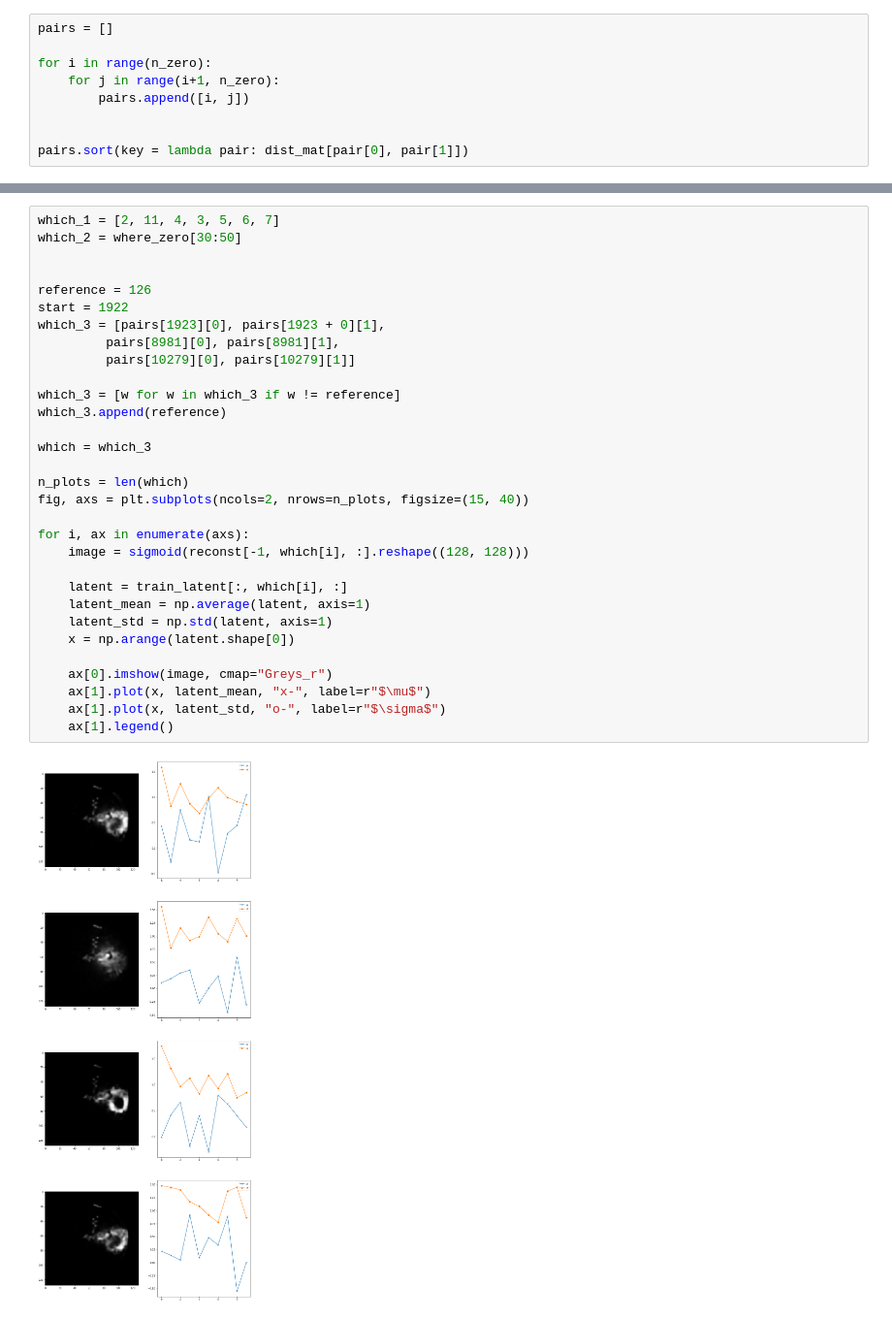
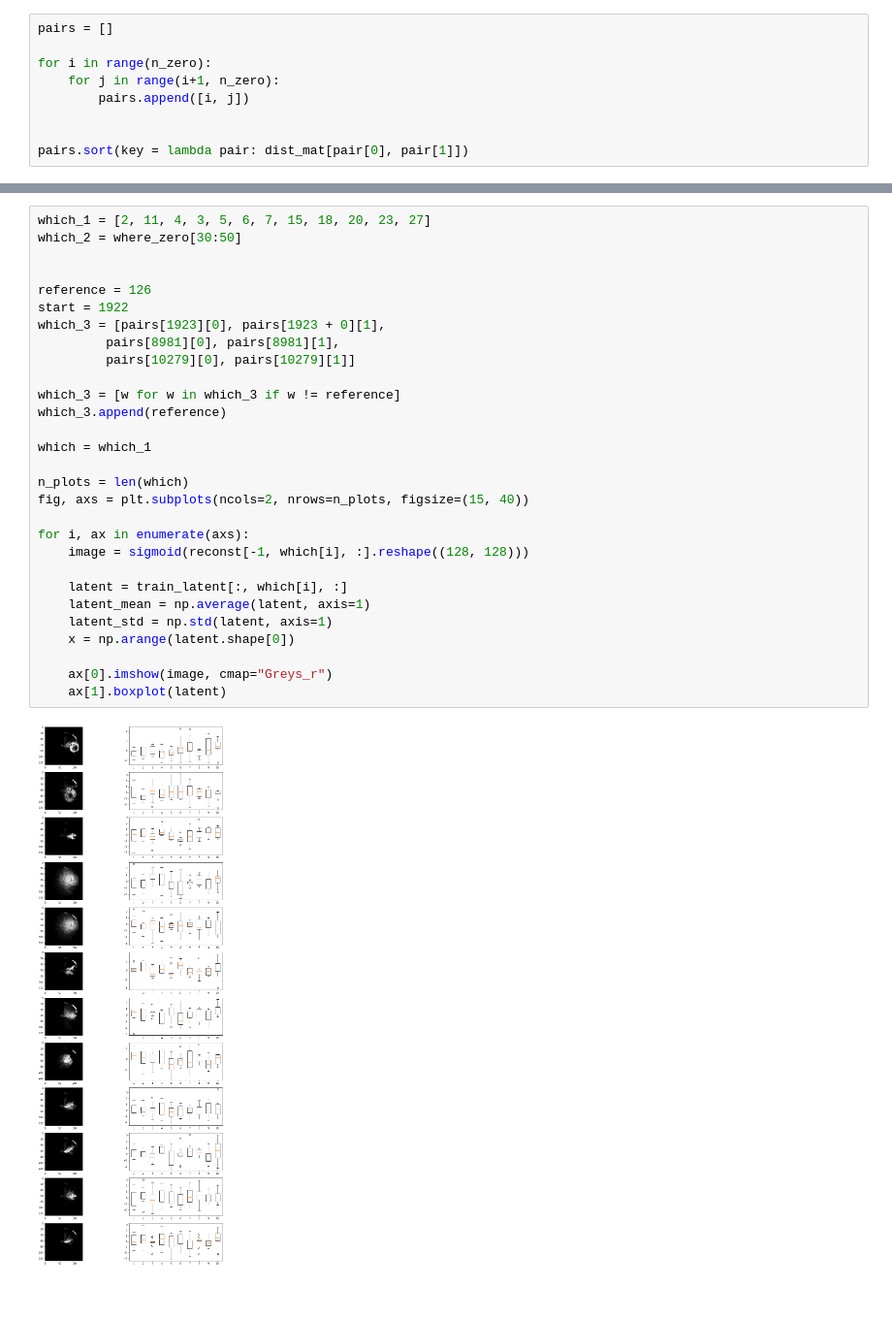
Before and after one commit to ATTPC/VAE-event-classification, a Jupyter notebook: notebooks/event_classification.ipynb, the cells around one changed output, grey strips where cells are left out. Shown at 97% size. Saved outputs shown, nothing was run; the diff lists cells and outputs as text; blank space fills up the shorter version.

Commit message:
boxplots instead of lines

```diff
--- a/notebooks/event_classification.ipynb
+++ b/notebooks/event_classification.ipynb
@@ -77,35 +77,33 @@ for i, pair in enumerate(pairs):
 148981 [63, 126] 1190.8834982117987
 149179 [126, 527] 1276.012470406812
 # %%
-which_1 = [2, 11, 4, 3, 5, 6, 7]
+which_1 = [2, 11, 4, 3, 5, 6, 7, 15, 18, 20, 23, 27]
 which_2 = where_zero[30:50]
 
 
 reference = 126
 start = 1922
 which_3 = [pairs[1923][0], pairs[1923 + 0][1],
          pairs[8981][0], pairs[8981][1],
          pairs[10279][0], pairs[10279][1]]
 
 which_3 = [w for w in which_3 if w != reference]
 which_3.append(reference)
 
-which = which_3
+which = which_1
 
 n_plots = len(which)
 fig, axs = plt.subplots(ncols=2, nrows=n_plots, figsize=(15, 40))
 
 for i, ax in enumerate(axs):
     image = sigmoid(reconst[-1, which[i], :].reshape((128, 128)))
 
     latent = train_latent[:, which[i], :]
     latent_mean = np.average(latent, axis=1)
     latent_std = np.std(latent, axis=1)
     x = np.arange(latent.shape[0])
 
     ax[0].imshow(image, cmap="Greys_r")
-    ax[1].plot(x, latent_mean, "x-", label=r"$\mu$")
-    ax[1].plot(x, latent_std, "o-", label=r"$\sigma$")
-    ax[1].legend()
+    ax[1].boxplot(latent)
 # %% [output]
-[figure, old version]
+[figure, new version]
```
Also changed, not shown: parts of 1 cell of this notebook.
